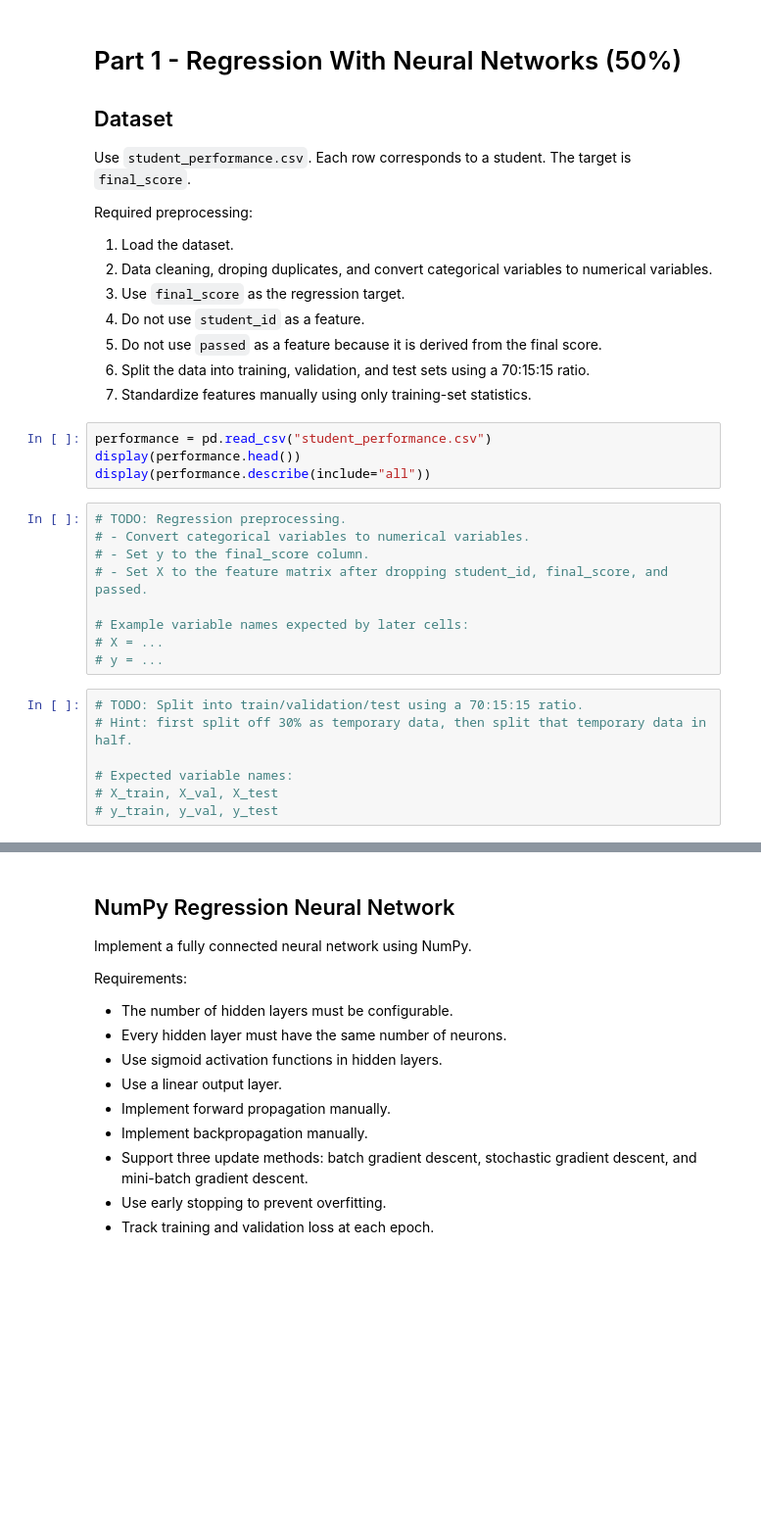
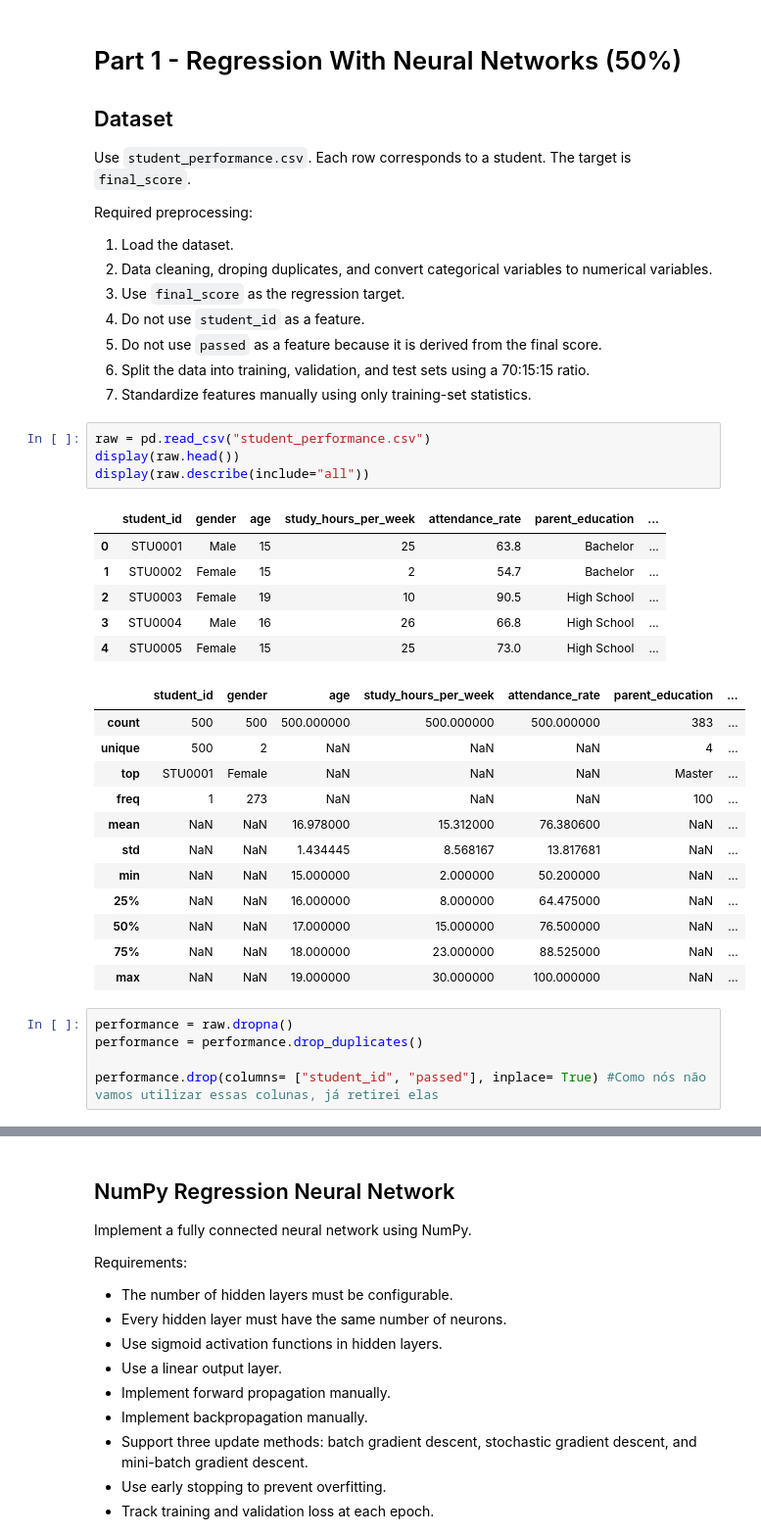
Before and after one commit to davi-dressler/fgv_tacd, a Jupyter notebook: fgv-class-2026-tarefa-3/Tarefa_3_template.ipynb, the cells around one changed output, grey strips where cells are left out. Shown at 98% size. Saved outputs shown, nothing was run; the diff lists cells and outputs as text; blank space fills up the shorter version.

```diff
--- a/fgv-class-2026-tarefa-3/Tarefa_3_template.ipynb
+++ b/fgv-class-2026-tarefa-3/Tarefa_3_template.ipynb
@@ -87,22 +122,30 @@ Required preprocessing:
 6. Split the data into training, validation, and test sets using a 70:15:15 ratio.
 7. Standardize features manually using only training-set statistics.
 # %%
-performance = pd.read_csv("student_performance.csv")
-display(performance.head())
-display(performance.describe(include="all"))
+raw = pd.read_csv("student_performance.csv")
+display(raw.head())
+display(raw.describe(include="all"))
+# %% [output]
+|  | student_id | gender | age | study_hours_per_week | attendance_rate | parent_education | ... |
+| 0 | STU0001 | Male | 15 | 25 | 63.8 | Bachelor | ... |
+| 1 | STU0002 | Female | 15 | 2 | 54.7 | Bachelor | ... |
+| 2 | STU0003 | Female | 19 | 10 | 90.5 | High School | ... |
+| 3 | STU0004 | Male | 16 | 26 | 66.8 | High School | ... |
+| 4 | STU0005 | Female | 15 | 25 | 73.0 | High School | ... |
+|  | student_id | gender | age | study_hours_per_week | attendance_rate | parent_education | ... |
+| count | 500 | 500 | 500.000000 | 500.000000 | 500.000000 | 383 | ... |
+| unique | 500 | 2 | NaN | NaN | NaN | 4 | ... |
+| top | STU0001 | Female | NaN | NaN | NaN | Master | ... |
+| freq | 1 | 273 | NaN | NaN | NaN | 100 | ... |
+| mean | NaN | NaN | 16.978000 | 15.312000 | 76.380600 | NaN | ... |
+| std | NaN | NaN | 1.434445 | 8.568167 | 13.817681 | NaN | ... |
+| min | NaN | NaN | 15.000000 | 2.000000 | 50.200000 | NaN | ... |
+| 25% | NaN | NaN | 16.000000 | 8.000000 | 64.475000 | NaN | ... |
+| 50% | NaN | NaN | 17.000000 | 15.000000 | 76.500000 | NaN | ... |
+| 75% | NaN | NaN | 18.000000 | 23.000000 | 88.525000 | NaN | ... |
+| max | NaN | NaN | 19.000000 | 30.000000 | 100.000000 | NaN | ... |
-# %%
-# TODO: Regression preprocessing.
-# - Convert categorical variables to numerical variables.
-# - Set y to the final_score column.
-# - Set X to the feature matrix after dropping student_id, final_score, and passed.
-
-# Example variable names expected by later cells:
-# X = ...
-# y = ...
-# %%
-# TODO: Split into train/validation/test using a 70:15:15 ratio.
-# Hint: first split off 30% as temporary data, then split that temporary data in half.
-
-# Expected variable names:
-# X_train, X_val, X_test
-# y_train, y_val, y_test
+# %%
+performance = raw.dropna()
+performance = performance.drop_duplicates()
+
+performance.drop(columns= ["student_id", "passed"], inplace= True) #Como nós não vamos utilizar essas colunas, já retirei elas
```
Also changed, not shown: parts of 13 cells of this notebook, 1 other file.
